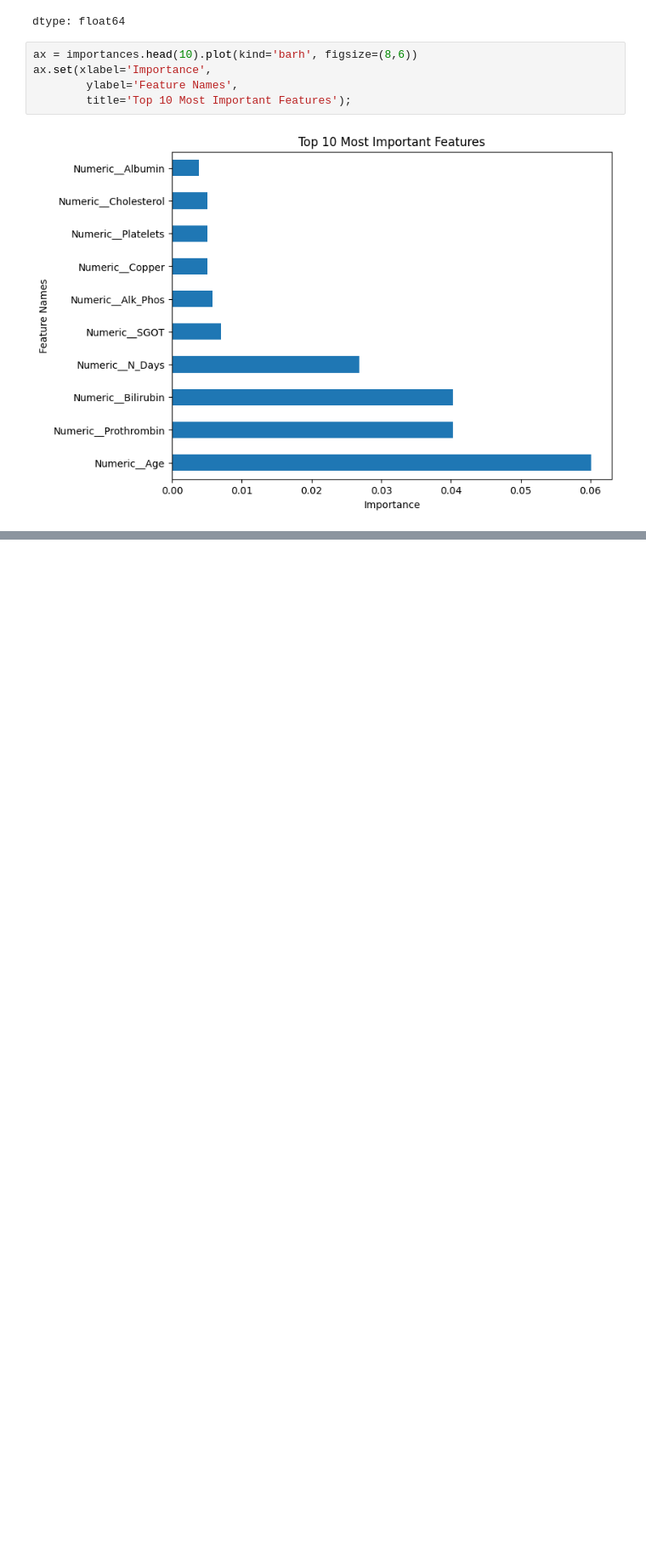
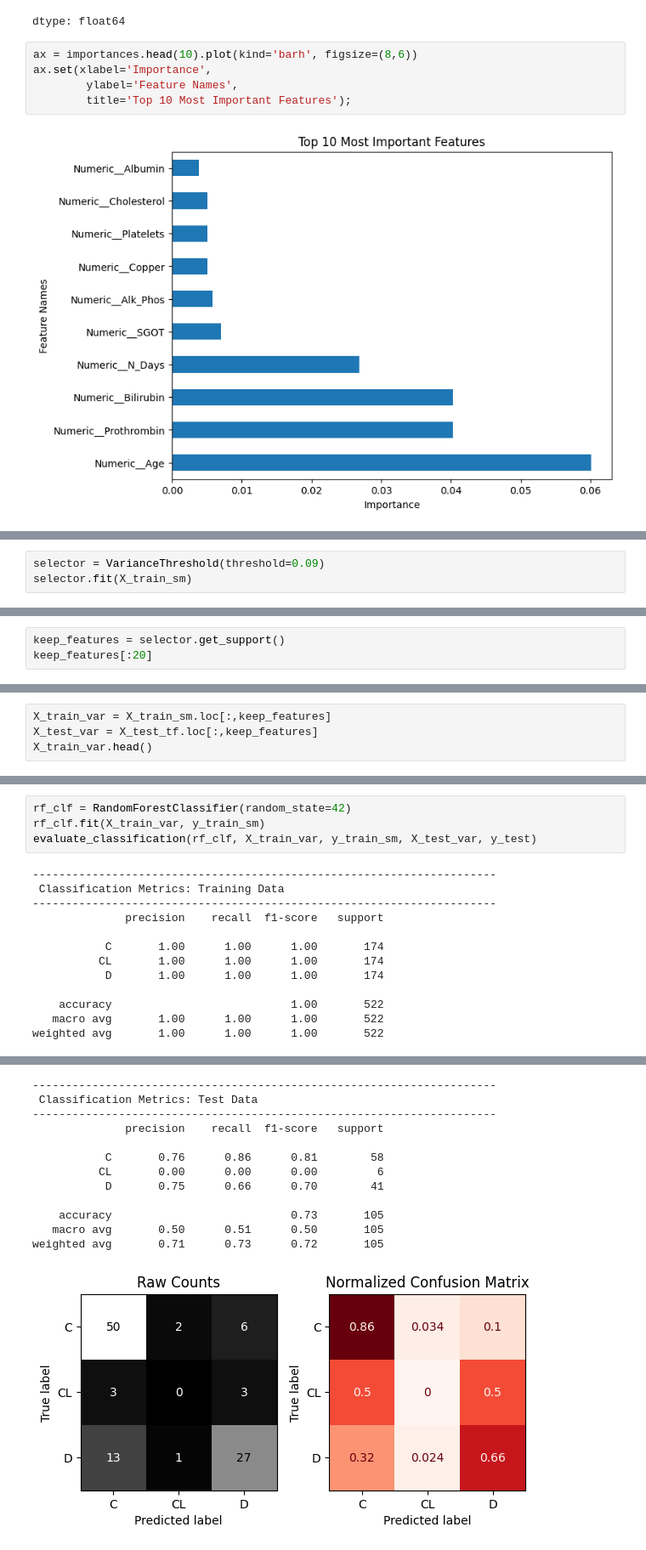
Before and after one commit to kinanajoudeh/Cirrhosis-Status-Classification, a Jupyter notebook: Cirrhosis_Prediction.ipynb, the cells around one changed output, grey strips where cells are left out. Shown at 85% size. Cells and saved outputs as stored; diff of their text form; blank space fills up the shorter version.

```diff
--- a/Cirrhosis_Prediction.ipynb
+++ b/Cirrhosis_Prediction.ipynb
@@ -907,0 +1041,3 @@ ax.set(xlabel='Importance',
+# %%
+selector = VarianceThreshold(threshold=0.09)
+selector.fit(X_train_sm)
@@ -907,0 +1046,3 @@ ax.set(xlabel='Importance',
+# %%
+keep_features = selector.get_support()
+keep_features[:20]
@@ -907,0 +1057,4 @@ ax.set(xlabel='Importance',
+# %%
+X_train_var = X_train_sm.loc[:,keep_features]
+X_test_var = X_test_tf.loc[:,keep_features]
+X_train_var.head()
@@ -907,0 +1069,17 @@ ax.set(xlabel='Importance',
+# %%
+rf_clf = RandomForestClassifier(random_state=42)
+rf_clf.fit(X_train_var, y_train_sm)
+evaluate_classification(rf_clf, X_train_var, y_train_sm, X_test_var, y_test)
+# %% [output]
+----------------------------------------------------------------------
+ Classification Metrics: Training Data
+----------------------------------------------------------------------
+              precision    recall  f1-score   support
+
+           C       1.00      1.00      1.00       174
+          CL       1.00      1.00      1.00       174
+           D       1.00      1.00      1.00       174
+
+    accuracy                           1.00       522
+   macro avg       1.00      1.00      1.00       522
+weighted avg       1.00      1.00      1.00       522
@@ -907,0 +1087,13 @@ ax.set(xlabel='Importance',
+----------------------------------------------------------------------
+ Classification Metrics: Test Data
+----------------------------------------------------------------------
+              precision    recall  f1-score   support
+
+           C       0.76      0.86      0.81        58
+          CL       0.00      0.00      0.00         6
+           D       0.75      0.66      0.70        41
+
+    accuracy                           0.73       105
+   macro avg       0.50      0.51      0.50       105
+weighted avg       0.71      0.73      0.72       105
+[figure, added]
```
Also changed, not shown: parts of 23 cells of this notebook.
